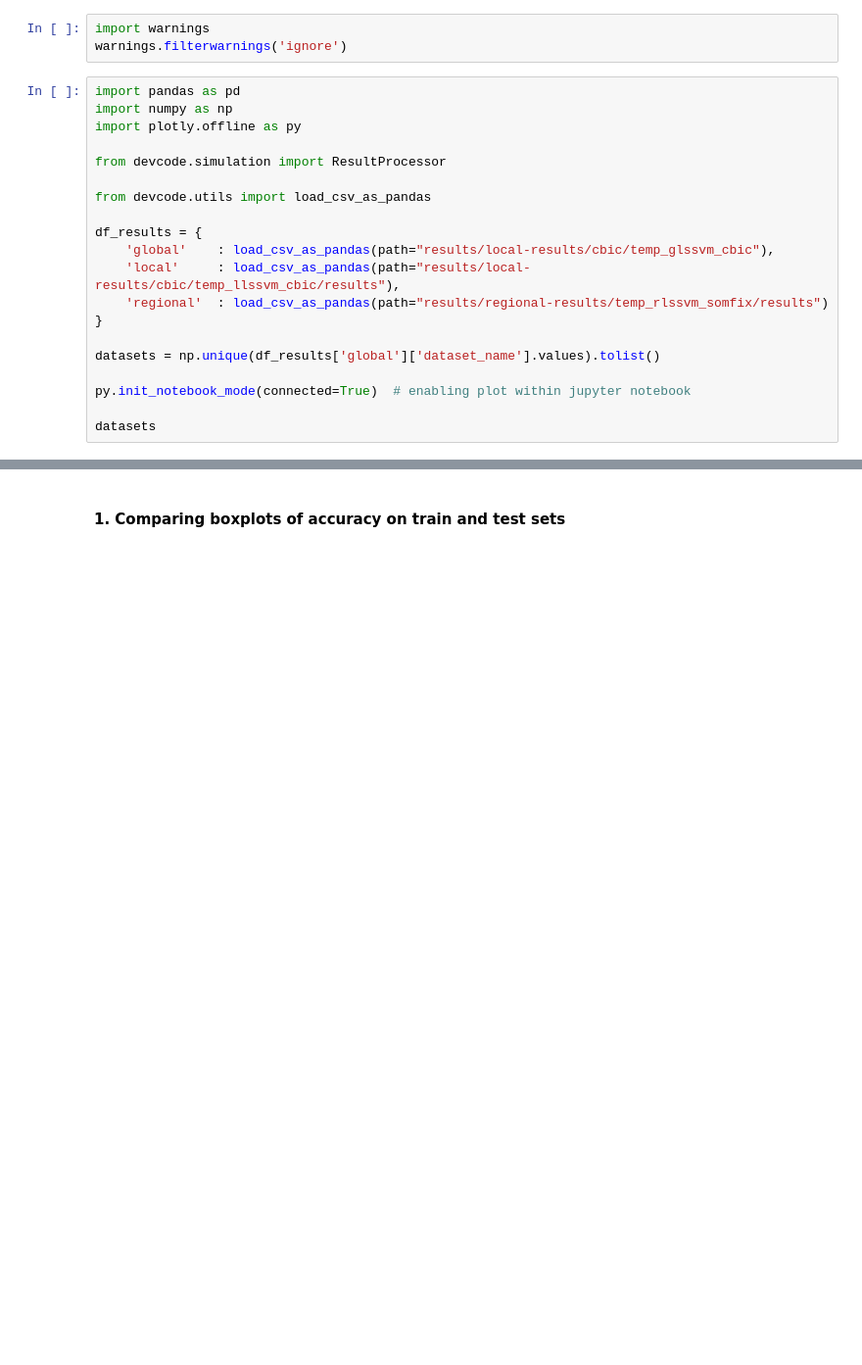
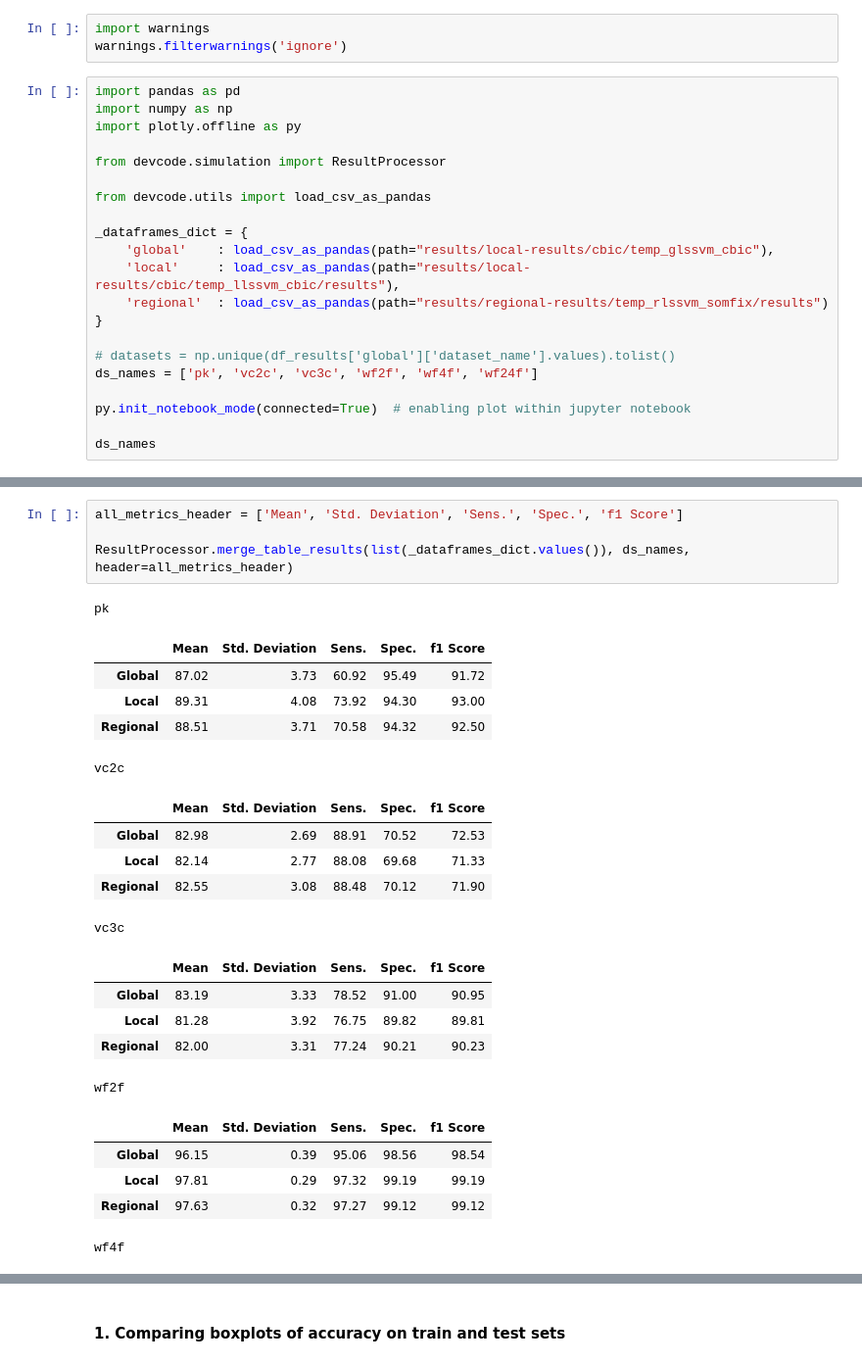
Before and after one commit to renanfonteles/regional-classifiers, a Jupyter notebook: Results-Part2 (Experiment III).ipynb, the cells around one changed output, grey strips where cells are left out. Shown at 98% size. Cells and saved outputs as stored; diff of their text form; blank space fills up the shorter version.

```diff
--- a/Results-Part2 (Experiment III).ipynb
+++ b/Results-Part2 (Experiment III).ipynb
@@ -29,15 +29,16 @@ from devcode.simulation import ResultProcessor
 
 from devcode.utils import load_csv_as_pandas
 
-df_results = {
+_dataframes_dict = {
     'global'    : load_csv_as_pandas(path="results/local-results/cbic/temp_glssvm_cbic"),
     'local'     : load_csv_as_pandas(path="results/local-results/cbic/temp_llssvm_cbic/results"),
     'regional'  : load_csv_as_pandas(path="results/regional-results/temp_rlssvm_somfix/results")
 }
 
-datasets = np.unique(df_results['global']['dataset_name'].values).tolist()
+# datasets = np.unique(df_results['global']['dataset_name'].values).tolist()
+ds_names = ['pk', 'vc2c', 'vc3c', 'wf2f', 'wf4f', 'wf24f']
 
 py.init_notebook_mode(connected=True)  # enabling plot within jupyter notebook
 
-datasets
+ds_names
 # %% [output]
@@ -44,0 +48,26 @@ datasets
+# %%
+all_metrics_header = ['Mean', 'Std. Deviation', 'Sens.', 'Spec.', 'f1 Score']
+
+ResultProcessor.merge_table_results(list(_dataframes_dict.values()), ds_names, header=all_metrics_header)
+# %% [output]
+pk
+|  | Mean | Std. Deviation | Sens. | Spec. | f1 Score |
+| Global | 87.02 | 3.73 | 60.92 | 95.49 | 91.72 |
+| Local | 89.31 | 4.08 | 73.92 | 94.30 | 93.00 |
+| Regional | 88.51 | 3.71 | 70.58 | 94.32 | 92.50 |
+vc2c
+|  | Mean | Std. Deviation | Sens. | Spec. | f1 Score |
+| Global | 82.98 | 2.69 | 88.91 | 70.52 | 72.53 |
+| Local | 82.14 | 2.77 | 88.08 | 69.68 | 71.33 |
+| Regional | 82.55 | 3.08 | 88.48 | 70.12 | 71.90 |
+vc3c
+|  | Mean | Std. Deviation | Sens. | Spec. | f1 Score |
+| Global | 83.19 | 3.33 | 78.52 | 91.00 | 90.95 |
+| Local | 81.28 | 3.92 | 76.75 | 89.82 | 89.81 |
+| Regional | 82.00 | 3.31 | 77.24 | 90.21 | 90.23 |
+wf2f
+|  | Mean | Std. Deviation | Sens. | Spec. | f1 Score |
+| Global | 96.15 | 0.39 | 95.06 | 98.56 | 98.54 |
+| Local | 97.81 | 0.29 | 97.32 | 99.19 | 99.19 |
+| Regional | 97.63 | 0.32 | 97.27 | 99.12 | 99.12 |
+wf4f
```
Also changed, not shown: parts of 5 cells of this notebook, 21 other files.
